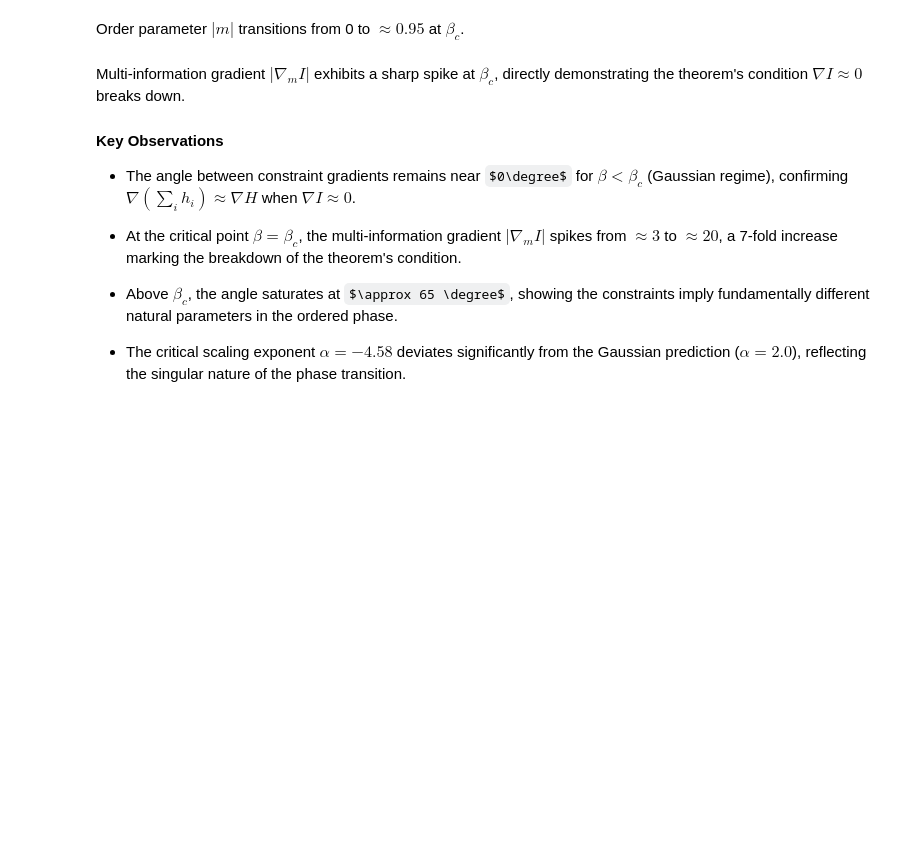
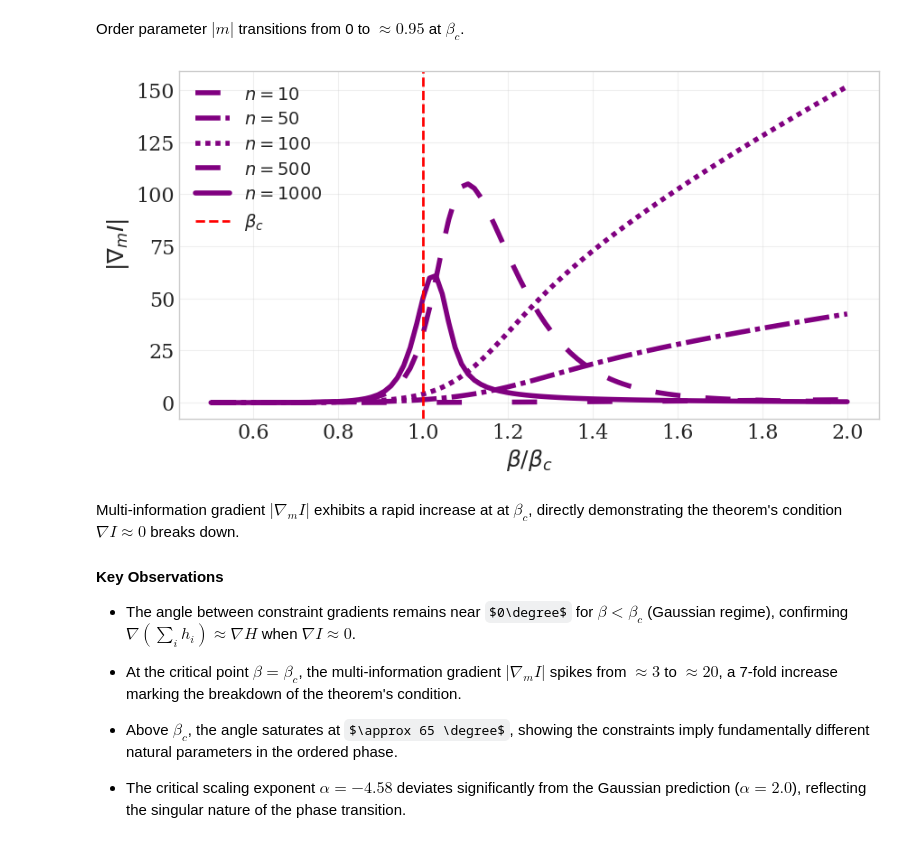
Before and after one commit to lawrennd/tig-code, a Jupyter notebook: curie_weiss_experiments_inaccessible_game.ipynb, the cells around one changed output. Drawn from its saved outputs; the diff is of its cells as text; code cells hidden in the pictures; some formulas as TeX source; blank space fills up the shorter version.

```diff
--- a/curie_weiss_experiments_inaccessible_game.ipynb
+++ b/curie_weiss_experiments_inaccessible_game.ipynb
@@ -170,19 +174,20 @@ Order parameter $|m|$ transitions from 0 to $\approx 0.95$ at $\beta_c$.
 # %%
 # Panel 3: ∇I vs temperature (key prediction!)
 fig, ax = plt.subplots(figsize=big_wide_figsize)
 for n in n_vals:
     strn = str(n)
     ax.plot(beta_range / beta_c, np.abs(results[strn]['grad_I_values']),
-            label=rf'$n={n}$', color='purple', linestyle=linestyle_dict[strn], linewidth=2)
-ax.axvline(1.0, color='r', linestyle='--', label=r'$\beta_c$')
-ax.axhline(0.1, color='gray', linestyle=':', label='Threshold')
+            label=rf'$n={n}$', color='purple', linestyle=linestyle_dict[strn], linewidth=4)
+ax.axvline(1.0, color='r', linestyle='--', label=r'$\beta_c$', linewidth=2)
 ax.set_xlabel(r'$\beta / \beta_c$')
 ax.set_ylabel(r'$|\nabla_m I|$')
 ax.legend()
 ax.grid(True, alpha=0.3)
 plt.savefig('./diagrams/fig-critical-scaling_multiinformation-gradient-vs-temperature', dpi=150, bbox_inches='tight')
+# %% [output]
+[figure, added]
 # %% [markdown]
-Multi-information gradient $|\nabla_m I|$ exhibits a sharp spike at $\beta_c$, directly demonstrating the theorem's condition $\nabla I \approx 0$ breaks down.
+Multi-information gradient $|\nabla_m I|$ exhibits a rapid increase at at $\beta_c$, directly demonstrating the theorem's condition $\nabla I \approx 0$ breaks down.
 # %% [markdown]
 **Key Observations**
 
```
Also changed, not shown: parts of 2 cells of this notebook.
